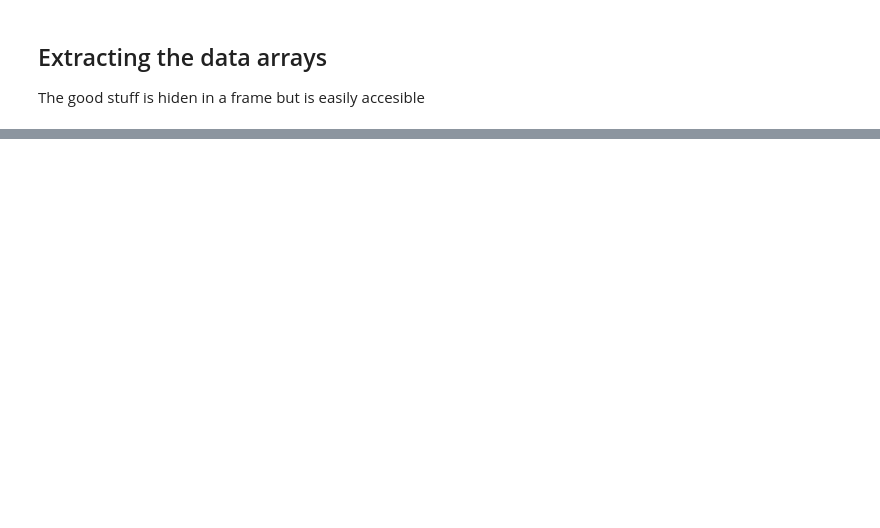
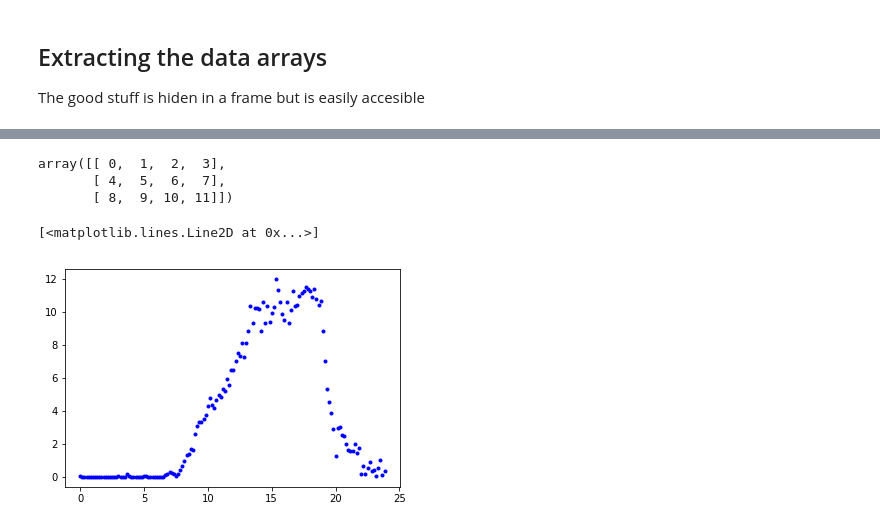
Before and after one commit to macbuse/ROMMA, a Jupyter notebook: romma_again.ipynb, the cells around one changed output, grey strips where cells are left out. Saved outputs shown, nothing was run; the diff lists cells and outputs as text; code cells hidden in the pictures; blank space fills up the shorter version.

```diff
--- a/romma_again.ipynb
+++ b/romma_again.ipynb
@@ -117,0 +153,2 @@ plt.plot( times ,tot(key='hum')/28,'g.')
+# %%
+times = np.arange(144)/6
@@ -117,0 +160,14 @@ plt.plot( times ,tot(key='hum')/28,'g.')
+# %%
+np.arange(12).reshape(3,4)
+# %% [output]
+array([[ 0,  1,  2,  3],
+       [ 4,  5,  6,  7],
+       [ 8,  9, 10, 11]])
+# %%
+npts = meteo['vent'].shape[0]
+ndays = npts//24//6
+mm = meteo['rafale'].reshape(ndays, 24*6)/ndays
+plt.plot(times, np.sum(mm, axis=0), 'b.')
+# %% [output]
+[<matplotlib.lines.Line2D at 0x...>]
+[figure, added]
```
Also changed, not shown: parts of 24 cells of this notebook, 1 other file.
